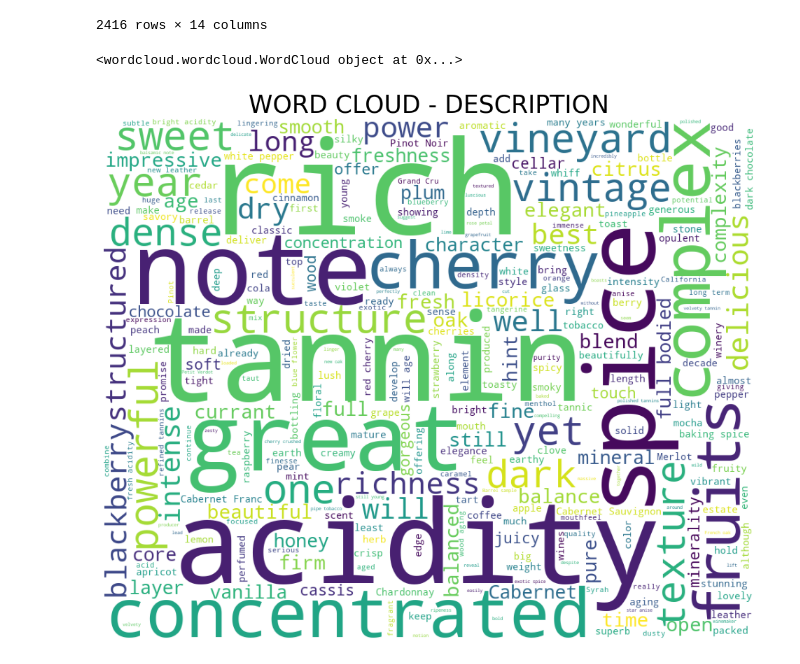
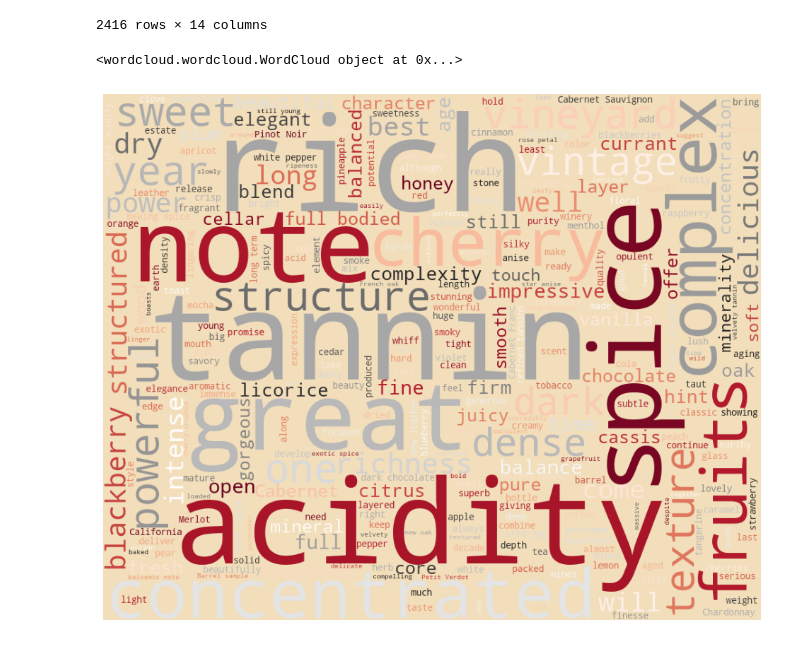
Before and after one commit to dilara444/TechLabsDUS_WineNot, a Jupyter notebook: notebooks/Katya-notebook.ipynb, the cells around one changed output. Drawn from its saved outputs; the diff is of its cells as text; code cells hidden in the pictures.

```diff
--- a/notebooks/Katya-notebook.ipynb
+++ b/notebooks/Katya-notebook.ipynb
@@ -212,12 +212,13 @@ from wordcloud import WordCloud, STOPWORDS
 
 stopwords = set(STOPWORDS)
 
-newStopWords = ['fruit', "Drink", "black", 'wine', 'drink', 'finish', 'nose', 'show', 'now', 'ripe', 'aroma', 'flavor', 'flavors', 'palate', 'aromas', 'give', 'gives', 'shows']
+newStopWords = ['fruit', "Drink", "black", 'wine', 'drink', 'finish', 'nose', 'show', 'now', 'ripe', 'aroma', 'flavor', 'flavors', 'palate', 'aromas', 'give', 'gives', 'shows', 'ofter', 'yet', 'offer']
 
 stopwords.update(newStopWords)
 
 wordcloud = WordCloud(
-    background_color='white',
+    colormap='RdGy',
+    background_color='#F2DEBA',
     stopwords=stopwords,
     max_words=300,
     max_font_size=200,
@@ -228,7 +229,6 @@ wordcloud = WordCloud(
 print(wordcloud)
 fig = plt.figure(figsize = (12,14))
 plt.imshow(wordcloud)
-plt.title("WORD CLOUD - DESCRIPTION",fontsize=25)
 plt.axis('off')
 plt.show()
 # %% [output]
@@ -257,27 +257,27 @@ display(filtered_df)
 # %%
 from wordcloud import WordCloud, STOPWORDS
 
 stopwords = set(STOPWORDS)
 
-newStopWords = ['fruit', "Drink", "black", 'wine', 'drink', 'finish', 'nose', 'show', 'now', 'ripe', 'aroma', 'flavor', 'flavors', 'palate', 'aromas', 'give', 'gives', 'shows']
+newStopWords = ['fruit', "Drink", "black", 'wine', 'drink', 'finish', 'nose', 'show', 'now', 'ripe', 'aroma', 'flavor', 'flavors', 'palate', 'aromas', 'give', 'gives', 'shows', 'ofter', 'yet', 'offer']
 
 stopwords.update(newStopWords)
 
 wordcloud = WordCloud(
-    background_color='white',
+    colormap='RdGy',
+    background_color='#F2DEBA',
     stopwords=stopwords,
     max_words=300,
     max_font_size=200,
     width=1000, height=800,
     random_state=42,
 ).generate(" ".join(filtered_df['description'].astype(str)))
 
 print(wordcloud)
 fig = plt.figure(figsize = (12,14))
 plt.imshow(wordcloud)
-plt.title("WORD CLOUD - DESCRIPTION",fontsize=25)
 plt.axis('off')
 plt.show()
 # %% [output]
 <wordcloud.wordcloud.WordCloud object at 0x...>
-[figure, old version]
+[figure, new version]
```
Also changed, not shown: parts of 5 cells of this notebook.
